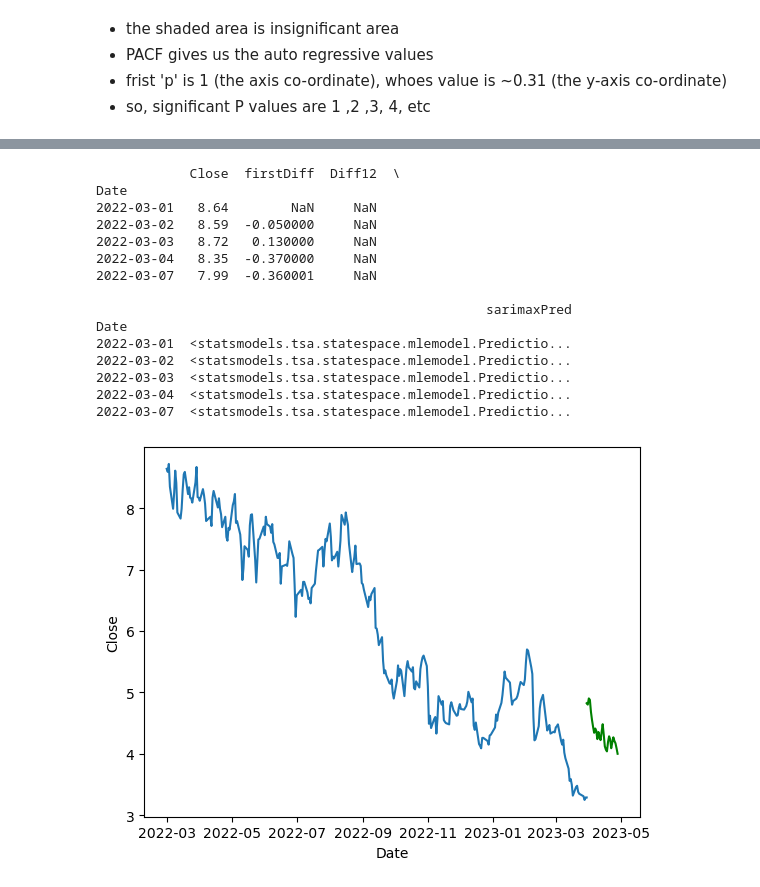
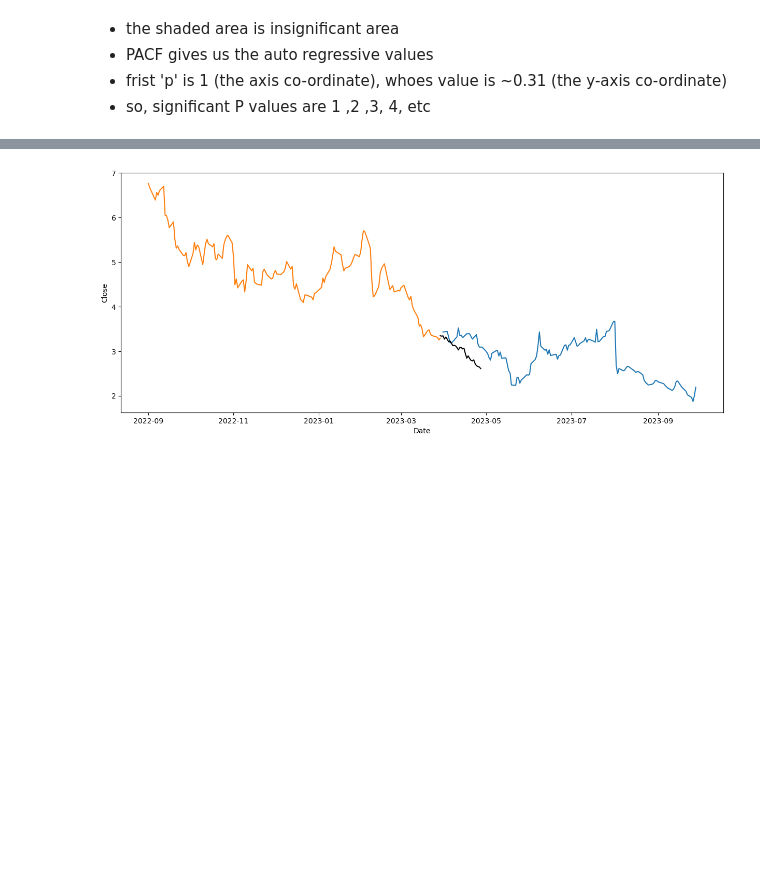
Before and after one commit to Puneet681/CDAC-PG-DAI, a Jupyter notebook: data analytics/Personal/stocks_acc.ipynb, the cells around one changed output, grey strips where cells are left out. Saved outputs shown, nothing was run; the diff lists cells and outputs as text; code cells hidden in the pictures; blank space fills up the shorter version.

```diff
--- a/data analytics/Personal/stocks_acc.ipynb
+++ b/data analytics/Personal/stocks_acc.ipynb
@@ -139,7 +156,7 @@ plt.show()
 # %%
 # calcaulate the plot of rolling mean and standard deviation
-df['rollMean'] = df['Close'].rolling(window=20).mean() ## window = 12 parameter shiftes the time by 12 column
-df['rollStd'] = df['Close'].rolling(window=20).std()
+df['rollMean'] = df['Close'].rolling(window=5).mean() ## window = 12 parameter shiftes the time by 12 column
+df['rollStd'] = df['Close'].rolling(window=5).std()
 # %%
 print(df['rollMean'])
 print(df['rollStd']) # it will take rolling mean after first 12 values
@@ -391,16 +441,16 @@ print(tcs.head())
 
 # Create columns for one month and one year lagged data
 tcs['firstDiff'] = tcs['Close'].diff()
-tcs['Diff12'] = tcs['Close'].diff(5) # This will show nulls to start with
+tcs['Diff5'] = tcs['Close'].diff(5) # This will show nulls to start with
 
 from statsmodels.tsa.arima.model import ARIMA
 from statsmodels.tsa.statespace.sarimax import SARIMAX
 from statsmodels.graphics.tsaplots import plot_acf, plot_pacf
 
-plot_pacf(tcs['Diff12'].dropna(),lags=10)
+plot_pacf(tcs['Diff5'].dropna(),lags=40)
 plt.show()
 
-plot_acf(tcs['Diff12'].dropna(),lags=10)
+plot_acf(tcs['Diff5'].dropna(),lags=40)
 plt.show()
 # %% [output]
             Close
@@ -415,6 +465,6 @@ Date
 # %%
-train = tcs[:round(len(tcs)*70/100)] # Take the first 70% data
-test = tcs[round(len(tcs)*70/100):] # Take the last 30% data, starting from 71%
+# train = tcs[:round(len(tcs)*70/100)] # Take the first 70% data
+# test = tcs[round(len(tcs)*70/100):] # Take the last 30% data, starting from 71%
 
 # First ARIMA prediction
 # model = ARIMA(train['Clorediction = model_fit.predict(start=test.index[0],end=test.index[-1])
@@ -425,10 +475,10 @@ test = tcs[round(len(tcs)*70/100):] # Take the last 30% data, starting from 71%
 # tcs['arimaPred'] = prediction
 
 # Now SARIMAX prediction
-model = SARIMAX(train['Close'],order=pdq , seasonal_order=(1,1,1,30))
+model = SARIMAX(tcs['Close'],order=(0,1,4) , seasonal_order=(2,1,3,10))
 model_fit = model.fit()
 # prediction = model_fit.predict(start=test.index[1],end=test.index[-1])
 prediction = model_fit.get_forecast(steps = 30 , exog = df.iloc[-30:]['Close'])
 tcs['sarimaxPred'] = prediction
-print(tcs.tail())
+# print(tcs.tail())
 # %% [output]
@@ -523,31 +522,18 @@ tcs
 # %%
-# Data looks better
 
 # Plot
+futureDate = pd.DataFrame(pd.date_range(start='2023-01-07', end='2023-10-09',freq='D'),columns=['Dates'])
+predict = model_fit.predict(start=futureDate.index[0],end=futureDate.index[-1])
 tcs.dropna()
-print(tcs.head())
+plt.figure(figsize=(15,6))
+sns.lineplot(data=tcs_test,x=tcs_test.index,y='Close')
 sns.lineplot(data=tcs,x=tcs.index,y='Close')
-plt.plot(pd.date_range(start = df.index[-1],periods = 30 , freq = 'd'),prediction.predicted_mean , label = "test",color = 'Green')
-# sns.lineplot(data=tcs,x=tcs.index,y='sarimaxPred')
+plt.plot(pd.date_range(start = df.index[-1],periods = 30 , freq = 'd'),prediction.predicted_mean , label = "test",color = 'Black');
 # sns.lineplot(data=tcs,x=tcs.index,y='arimaPred')
+# model_fit.predict(start=futureDate.index[0],end=futureDate.index[-1],step = 30).plot(color='black')
 plt.show()
 # %% [output]
-            Close  firstDiff  Diff12  \
-Date
-2022-03-01   8.64        NaN     NaN
-2022-03-02   8.59  -0.050000     NaN
-2022-03-03   8.72   0.130000     NaN
-2022-03-04   8.35  -0.370000     NaN
-2022-03-07   7.99  -0.360001     NaN
-
-                                                  sarimaxPred
-Date
-2022-03-01  <statsmodels.tsa.statespace.mlemodel.Predictio...
-2022-03-02  <statsmodels.tsa.statespace.mlemodel.Predictio...
-2022-03-03  <statsmodels.tsa.statespace.mlemodel.Predictio...
-2022-03-04  <statsmodels.tsa.statespace.mlemodel.Predictio...
-2022-03-07  <statsmodels.tsa.statespace.mlemodel.Predictio...
-[figure, old version]
+[figure, new version]
 # %%
 # Compared to ARIMA, SARIMAX is much better
 
```
Also changed, not shown: parts of 35 cells of this notebook, 14 other files.
